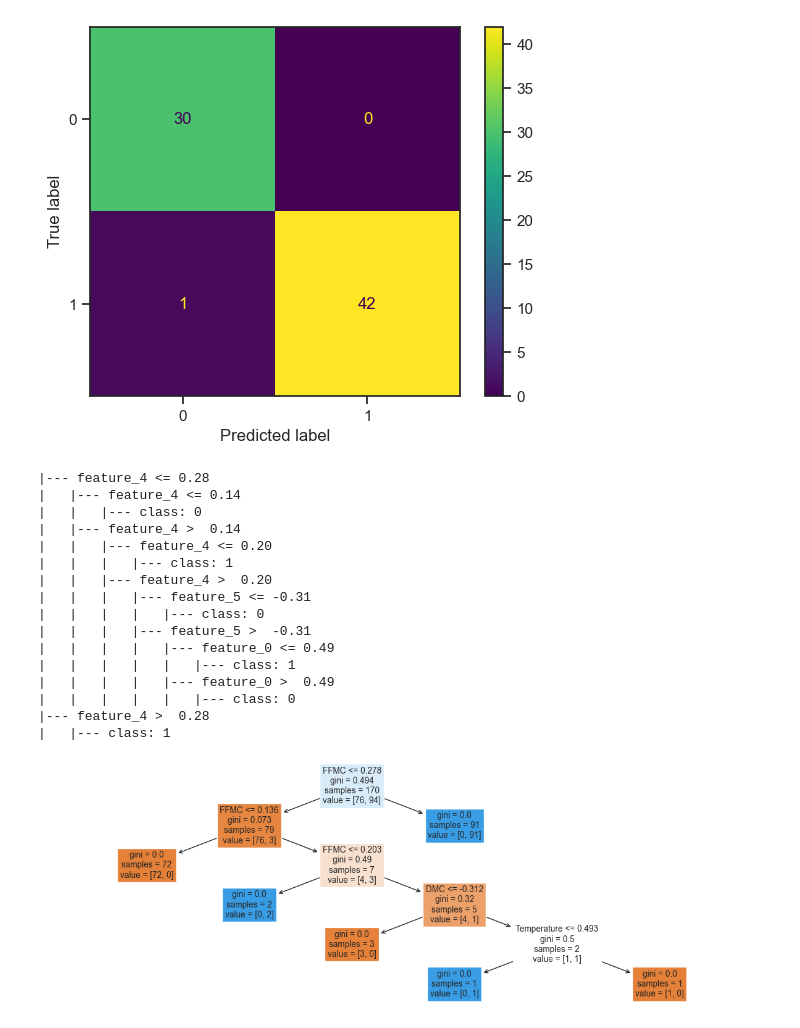
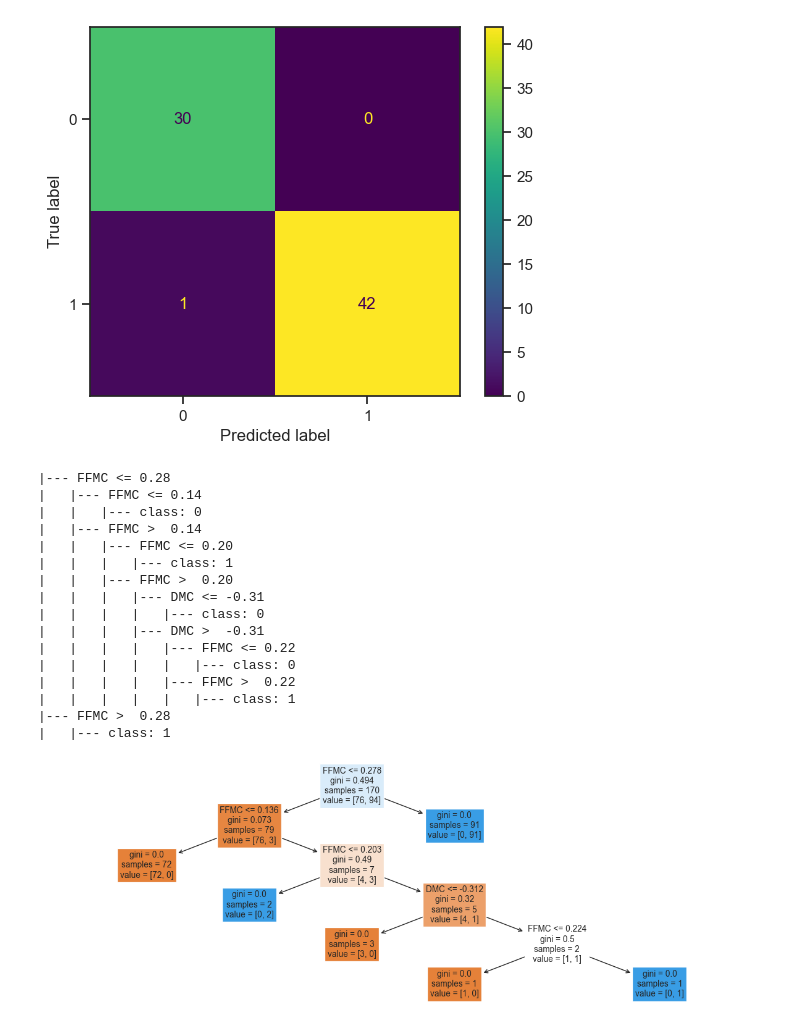
Before and after one commit to Majkel14xd/Analityka_Big_Data-Projekt, a Jupyter notebook: Technologie IoT - Analityka Big Data_Michał_Lidwa-Projekt.ipynb, the cells around one changed output. Cells and saved outputs as stored; diff of their text form; code cells hidden in the pictures.

```diff
--- a/Technologie IoT - Analityka Big Data_Michał_Lidwa-Projekt.ipynb
+++ b/Technologie IoT - Analityka Big Data_Michał_Lidwa-Projekt.ipynb
@@ -1113,31 +1113,31 @@ Drzewo_macierz
 <sklearn.metrics._plot.confusion_matrix.ConfusionMatrixDisplay at 0x...>
 [figure]
 # %%
-Drzewodezycyjnestring = tree.export_text(Drzewodezycyjne)
+Drzewodezycyjnestring = tree.export_text(
+    Drzewodezycyjne, feature_names=x_uczacy.columns.tolist())
 print(Drzewodezycyjnestring)
 # %% [output]
-|--- feature_4 <= 0.28
-|   |--- feature_4 <= 0.14
+|--- FFMC <= 0.28
+|   |--- FFMC <= 0.14
 |   |   |--- class: 0
-|   |--- feature_4 >  0.14
-|   |   |--- feature_4 <= 0.20
+|   |--- FFMC >  0.14
+|   |   |--- FFMC <= 0.20
 |   |   |   |--- class: 1
-|   |   |--- feature_4 >  0.20
-|   |   |   |--- feature_5 <= -0.31
+|   |   |--- FFMC >  0.20
+|   |   |   |--- DMC <= -0.31
 |   |   |   |   |--- class: 0
-|   |   |   |--- feature_5 >  -0.31
-|   |   |   |   |--- feature_0 <= 0.49
+|   |   |   |--- DMC >  -0.31
+|   |   |   |   |--- FFMC <= 0.22
+|   |   |   |   |   |--- class: 0
+|   |   |   |   |--- FFMC >  0.22
 |   |   |   |   |   |--- class: 1
-|   |   |   |   |--- feature_0 >  0.49
-|   |   |   |   |   |--- class: 0
-|--- feature_4 >  0.28
+|--- FFMC >  0.28
 |   |--- class: 1
 # %%
-nazwy_atrybutow = ['Temperature', 'RH', 'Ws', 'Rain', 'FFMC', 'DMC', 'DC', 'ISI', 'BUI',
-'FWI']
+
 
 plt.figure(figsize=(15, 5))
-tree.plot_tree(Drzewodezycyjne,feature_names=nazwy_atrybutow, filled=True)
+tree.plot_tree(Drzewodezycyjne, feature_names=x_uczacy.columns, filled=True)
 plt.show()
 # %% [output]
-[figure, old version]
+[figure, new version]
```
Also changed, not shown: parts of 3 cells of this notebook.
